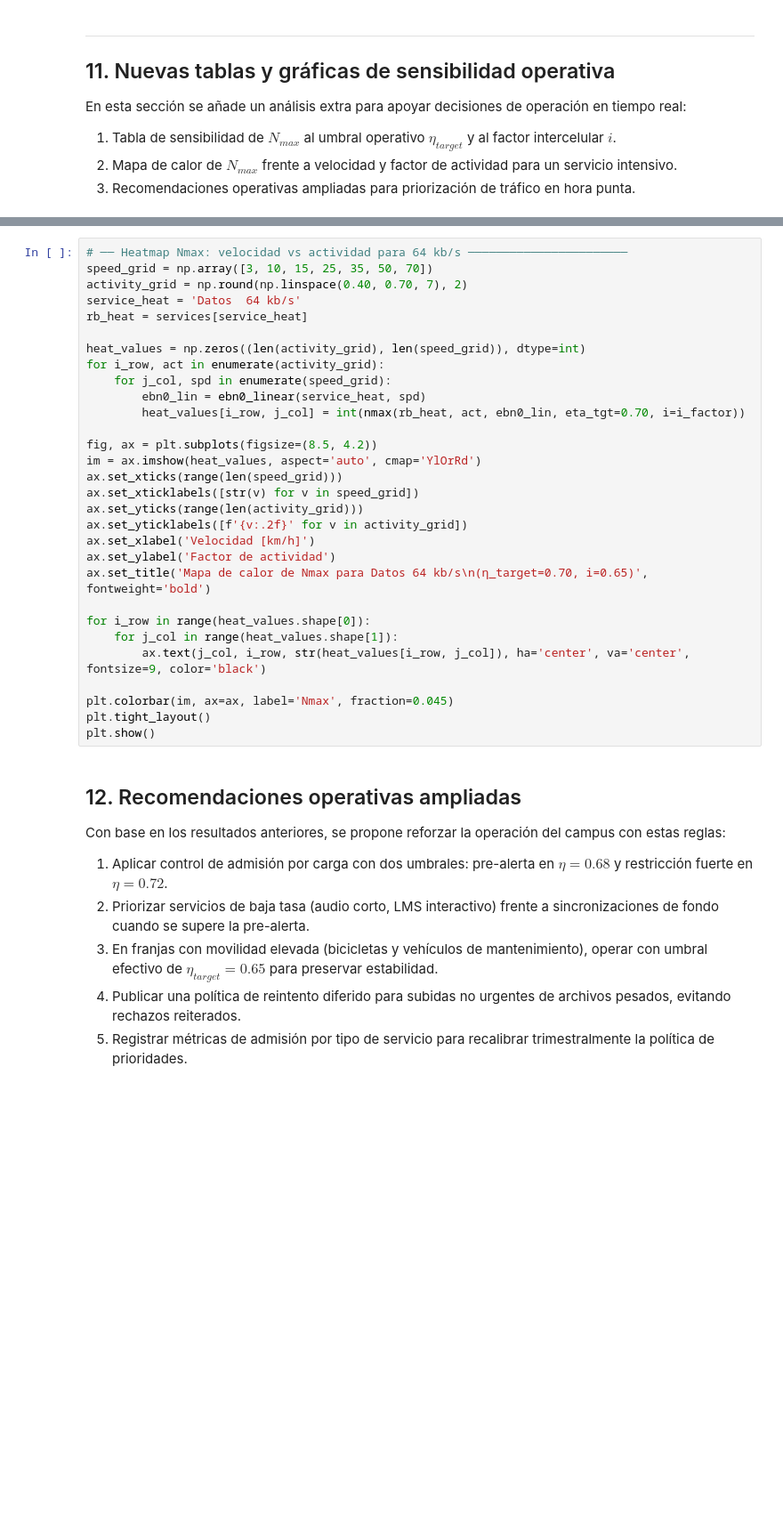
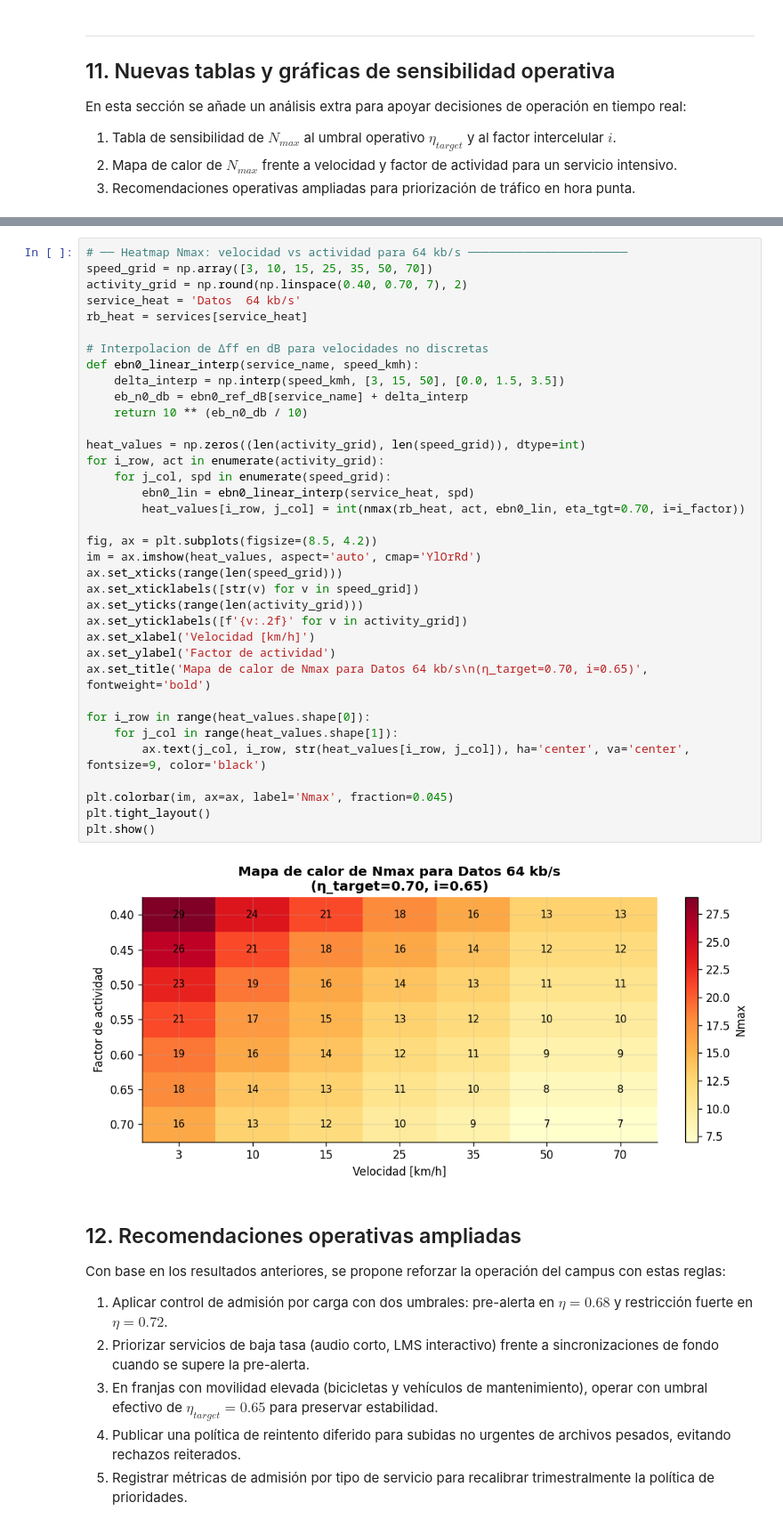
Before and after one commit to rubences/Dimensionado-y-Capacidad-en-Redes-M-viles, a Jupyter notebook: Practica1_Saturacion_Uplink_Campus.ipynb, the cells around one changed output, grey strips where cells are left out. Shown: that part at 89% size. Saved outputs shown, nothing was run; the diff lists cells and outputs as text; blank space fills up the shorter version.

```diff
--- a/Practica1_Saturacion_Uplink_Campus.ipynb
+++ b/Practica1_Saturacion_Uplink_Campus.ipynb
@@ -803,33 +810,41 @@ display(df_sens.pivot(index='η_target', columns='i', values='Nmax'))
 # %%
 # ── Heatmap Nmax: velocidad vs actividad para 64 kb/s ───────────────────────
 speed_grid = np.array([3, 10, 15, 25, 35, 50, 70])
 activity_grid = np.round(np.linspace(0.40, 0.70, 7), 2)
 service_heat = 'Datos  64 kb/s'
 rb_heat = services[service_heat]
 
+# Interpolacion de Δff en dB para velocidades no discretas
+def ebn0_linear_interp(service_name, speed_kmh):
+    delta_interp = np.interp(speed_kmh, [3, 15, 50], [0.0, 1.5, 3.5])
+    eb_n0_db = ebn0_ref_dB[service_name] + delta_interp
+    return 10 ** (eb_n0_db / 10)
+
 heat_values = np.zeros((len(activity_grid), len(speed_grid)), dtype=int)
 for i_row, act in enumerate(activity_grid):
     for j_col, spd in enumerate(speed_grid):
-        ebn0_lin = ebn0_linear(service_heat, spd)
+        ebn0_lin = ebn0_linear_interp(service_heat, spd)
         heat_values[i_row, j_col] = int(nmax(rb_heat, act, ebn0_lin, eta_tgt=0.70, i=i_factor))
 
 fig, ax = plt.subplots(figsize=(8.5, 4.2))
 im = ax.imshow(heat_values, aspect='auto', cmap='YlOrRd')
 ax.set_xticks(range(len(speed_grid)))
 ax.set_xticklabels([str(v) for v in speed_grid])
 ax.set_yticks(range(len(activity_grid)))
 ax.set_yticklabels([f'{v:.2f}' for v in activity_grid])
 ax.set_xlabel('Velocidad [km/h]')
 ax.set_ylabel('Factor de actividad')
 ax.set_title('Mapa de calor de Nmax para Datos 64 kb/s\n(η_target=0.70, i=0.65)', fontweight='bold')
 
 for i_row in range(heat_values.shape[0]):
     for j_col in range(heat_values.shape[1]):
         ax.text(j_col, i_row, str(heat_values[i_row, j_col]), ha='center', va='center', fontsize=9, color='black')
 
 plt.colorbar(im, ax=ax, label='Nmax', fraction=0.045)
 plt.tight_layout()
 plt.show()
+# %% [output]
+[figure, added]
 # %% [markdown]
 ## 12. Recomendaciones operativas ampliadas
 
```
Also changed, not shown: parts of 2 cells of this notebook, 1 other file.
